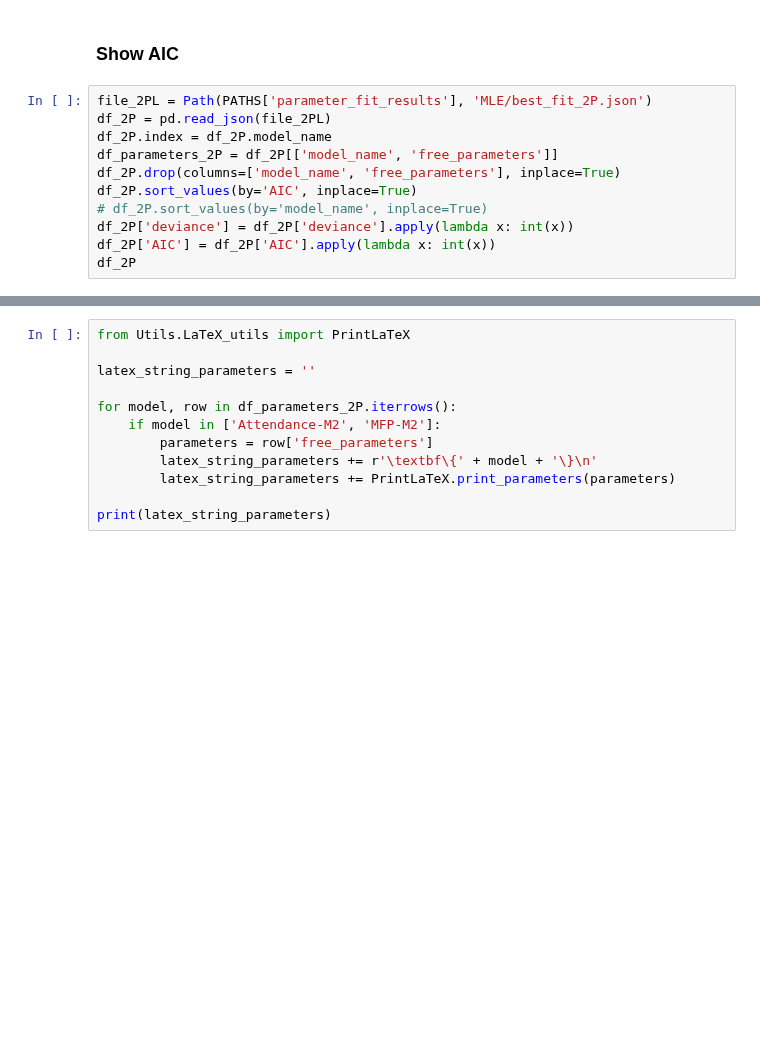
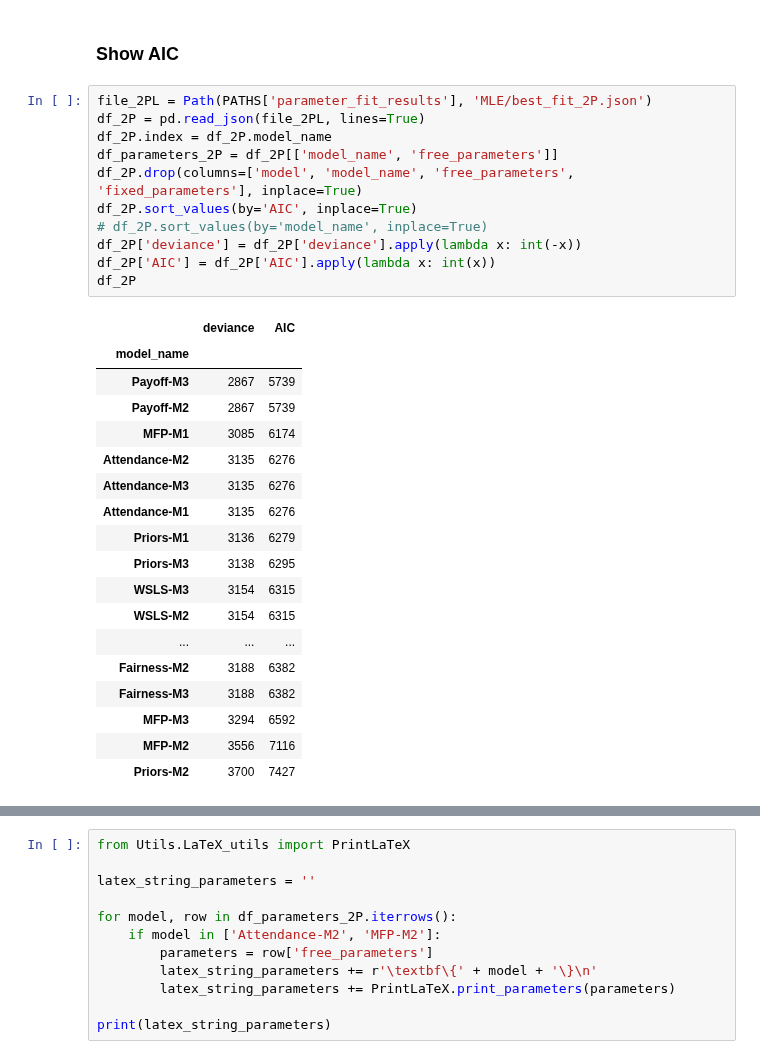
Before and after one commit to EAndrade-Lotero/Cognitive_Models_El_Farol_Bar_Problem, a Jupyter notebook: Notebooks/Best_fits.ipynb, the cells around one changed output, grey strips where cells are left out. Saved outputs shown, nothing was run; the diff lists cells and outputs as text; blank space fills up the shorter version.

```diff
--- a/Notebooks/Best_fits.ipynb
+++ b/Notebooks/Best_fits.ipynb
@@ -30,15 +30,34 @@ from Classes.cognitive_model_agents import (
 ### Show AIC
 # %%
 file_2PL = Path(PATHS['parameter_fit_results'], 'MLE/best_fit_2P.json')
-df_2P = pd.read_json(file_2PL)
+df_2P = pd.read_json(file_2PL, lines=True)
 df_2P.index = df_2P.model_name
 df_parameters_2P = df_2P[['model_name', 'free_parameters']]
-df_2P.drop(columns=['model_name', 'free_parameters'], inplace=True)
+df_2P.drop(columns=['model', 'model_name', 'free_parameters', 'fixed_parameters'], inplace=True)
 df_2P.sort_values(by='AIC', inplace=True)
 # df_2P.sort_values(by='model_name', inplace=True)
-df_2P['deviance'] = df_2P['deviance'].apply(lambda x: int(x))
+df_2P['deviance'] = df_2P['deviance'].apply(lambda x: int(-x))
 df_2P['AIC'] = df_2P['AIC'].apply(lambda x: int(x))
 df_2P
+# %% [output]
+|  | deviance | AIC |
+| model_name |  |  |
+| Payoff-M3 | 2867 | 5739 |
+| Payoff-M2 | 2867 | 5739 |
+| MFP-M1 | 3085 | 6174 |
+| Attendance-M2 | 3135 | 6276 |
+| Attendance-M3 | 3135 | 6276 |
+| Attendance-M1 | 3135 | 6276 |
+| Priors-M1 | 3136 | 6279 |
+| Priors-M3 | 3138 | 6295 |
+| WSLS-M3 | 3154 | 6315 |
+| WSLS-M2 | 3154 | 6315 |
+| ... | ... | ... |
+| Fairness-M2 | 3188 | 6382 |
+| Fairness-M3 | 3188 | 6382 |
+| MFP-M3 | 3294 | 6592 |
+| MFP-M2 | 3556 | 7116 |
+| Priors-M2 | 3700 | 7427 |
 # %%
 latex_string = df_2P.to_latex()
 print(latex_string)
```
Also changed, not shown: parts of 1 cell of this notebook, 4 other files.
